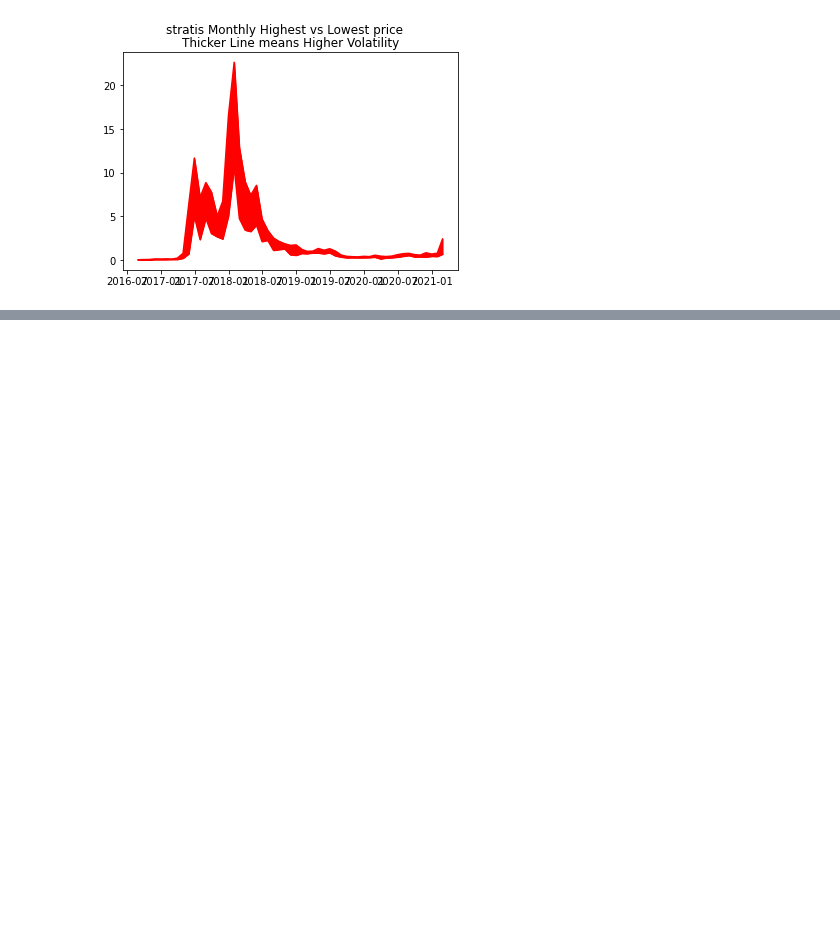
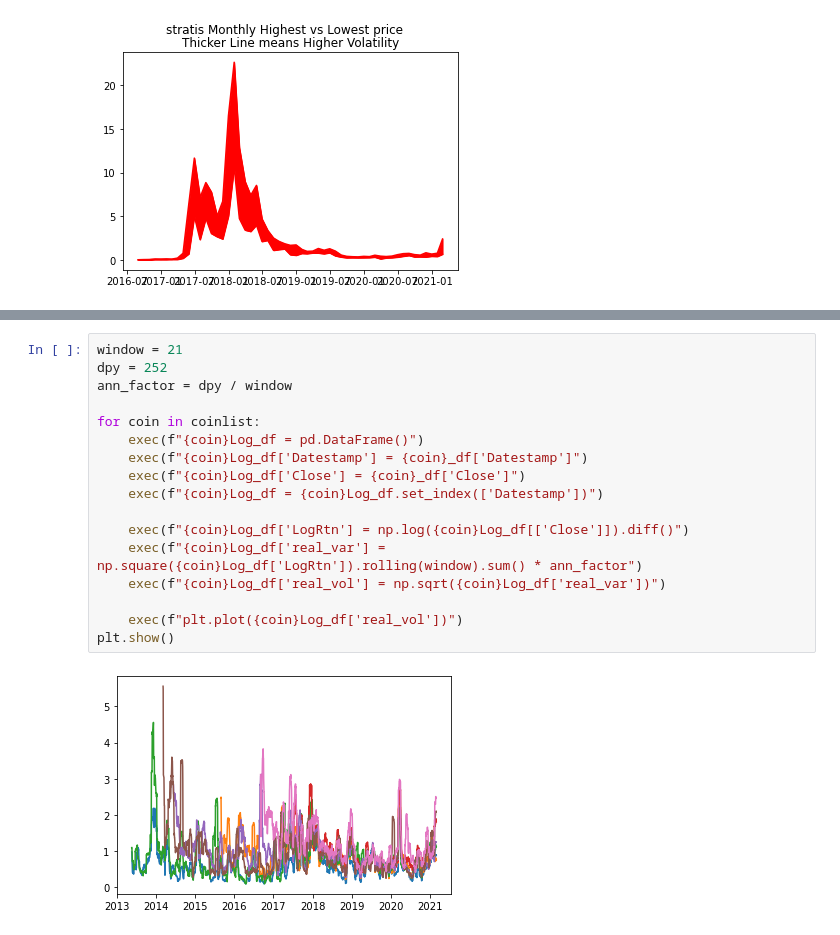
Before and after one commit to nickkyklausng/Crypto-Assignment, a Jupyter notebook: Dave-Crypto-Scratch-Notebook.ipynb, the cells around one changed output, grey strips where cells are left out. Cells and saved outputs as stored; diff of their text form; blank space fills up the shorter version.

```diff
--- a/Dave-Crypto-Scratch-Notebook.ipynb
+++ b/Dave-Crypto-Scratch-Notebook.ipynb
@@ -222,0 +227,19 @@ for coin in coinlist:
+# %%
+window = 21
+dpy = 252
+ann_factor = dpy / window
+
+for coin in coinlist:
+    exec(f"{coin}Log_df = pd.DataFrame()")
+    exec(f"{coin}Log_df['Datestamp'] = {coin}_df['Datestamp']")
+    exec(f"{coin}Log_df['Close'] = {coin}_df['Close']")
+    exec(f"{coin}Log_df = {coin}Log_df.set_index(['Datestamp'])")
+
+    exec(f"{coin}Log_df['LogRtn'] = np.log({coin}Log_df[['Close']]).diff()")
+    exec(f"{coin}Log_df['real_var'] = np.square({coin}Log_df['LogRtn']).rolling(window).sum() * ann_factor")
+    exec(f"{coin}Log_df['real_vol'] = np.sqrt({coin}Log_df['real_var'])")
+
+    exec(f"plt.plot({coin}Log_df['real_vol'])")
+plt.show()
+# %% [output]
+[figure, added]
```
Also changed, not shown: parts of 6 cells of this notebook, 1 other file.
